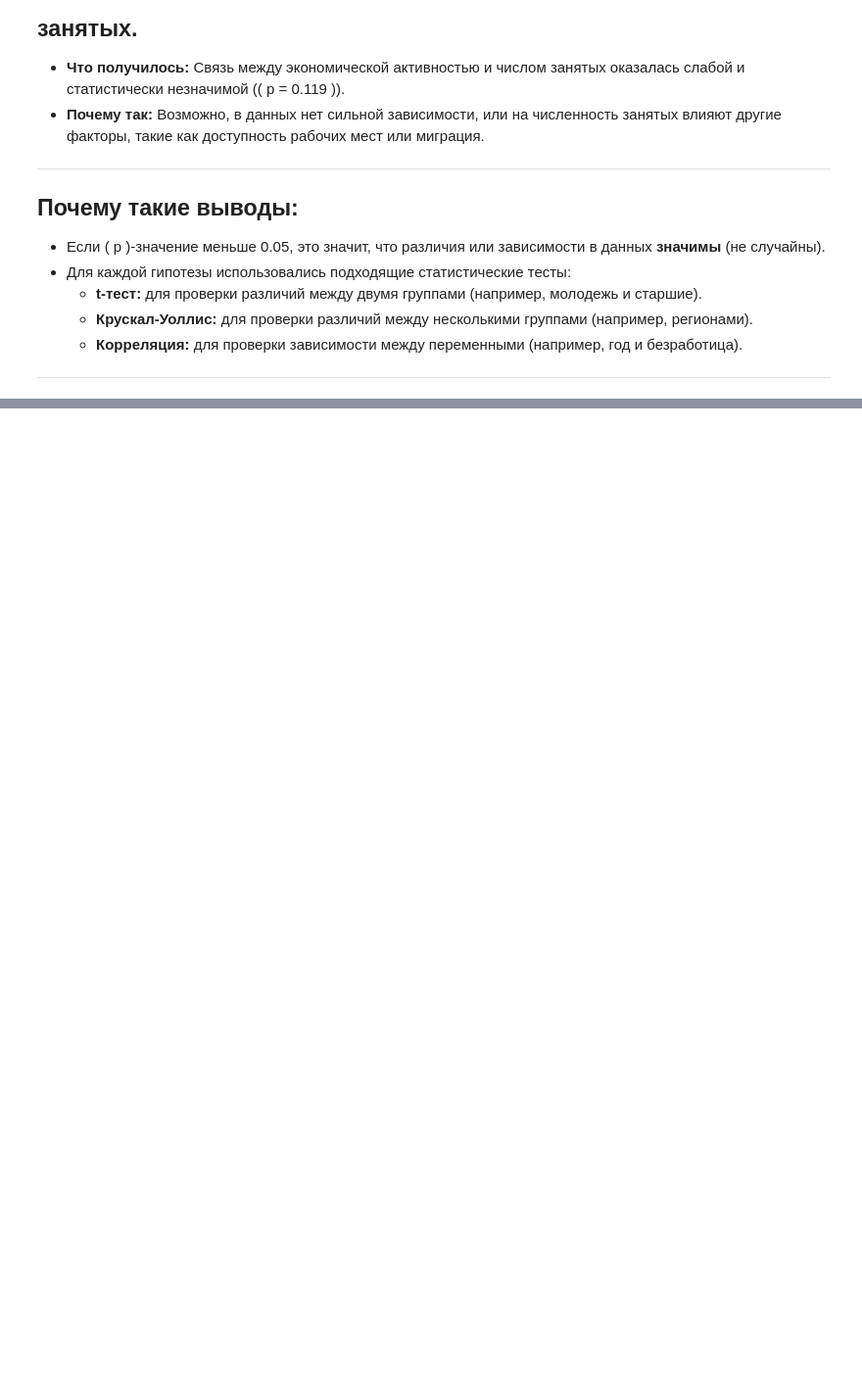
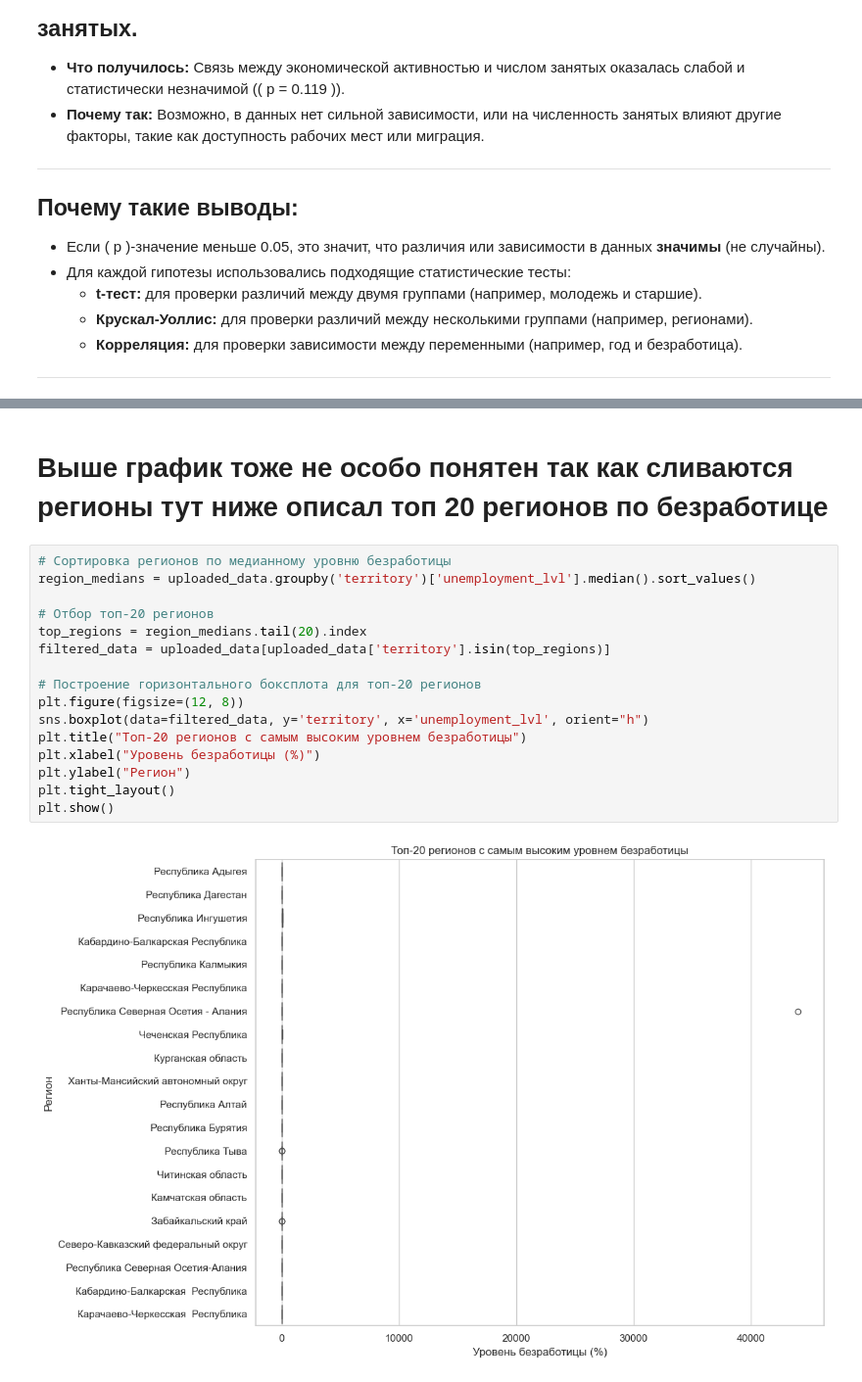
Before and after one commit to Mekan777-alt/ML-homework, a Jupyter notebook: hm2.ipynb, the cells around one changed output, grey strips where cells are left out. Shown: that part at 98% size. Drawn from its saved outputs; the diff is of its cells as text; blank space fills up the shorter version.

Commit message:
Обновил три графика

```diff
--- a/hm2.ipynb
+++ b/hm2.ipynb
@@ -260,0 +272,20 @@ print(results_df)
+# %% [markdown]
+# Выше график тоже не особо понятен так как сливаются регионы тут ниже описал топ 20 регионов по безработице
+# %%
+# Сортировка регионов по медианному уровню безработицы
+region_medians = uploaded_data.groupby('territory')['unemployment_lvl'].median().sort_values()
+
+# Отбор топ-20 регионов
+top_regions = region_medians.tail(20).index
+filtered_data = uploaded_data[uploaded_data['territory'].isin(top_regions)]
+
+# Построение горизонтального боксплота для топ-20 регионов
+plt.figure(figsize=(12, 8))
+sns.boxplot(data=filtered_data, y='territory', x='unemployment_lvl', orient="h")
+plt.title("Топ-20 регионов с самым высоким уровнем безработицы")
+plt.xlabel("Уровень безработицы (%)")
+plt.ylabel("Регион")
+plt.tight_layout()
+plt.show()
+# %% [output]
+[figure, added]
```
Also changed, not shown: parts of 3 cells of this notebook.
